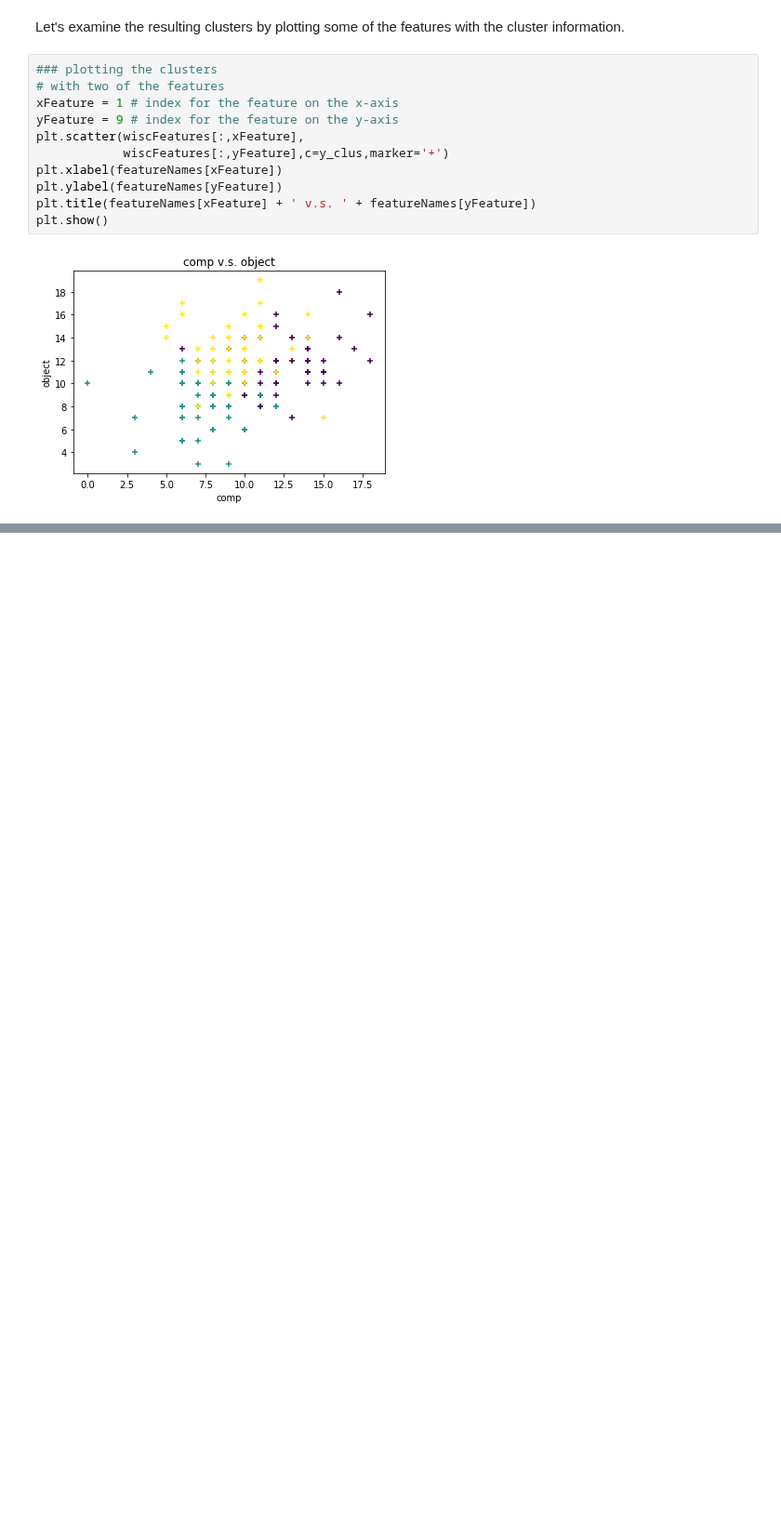
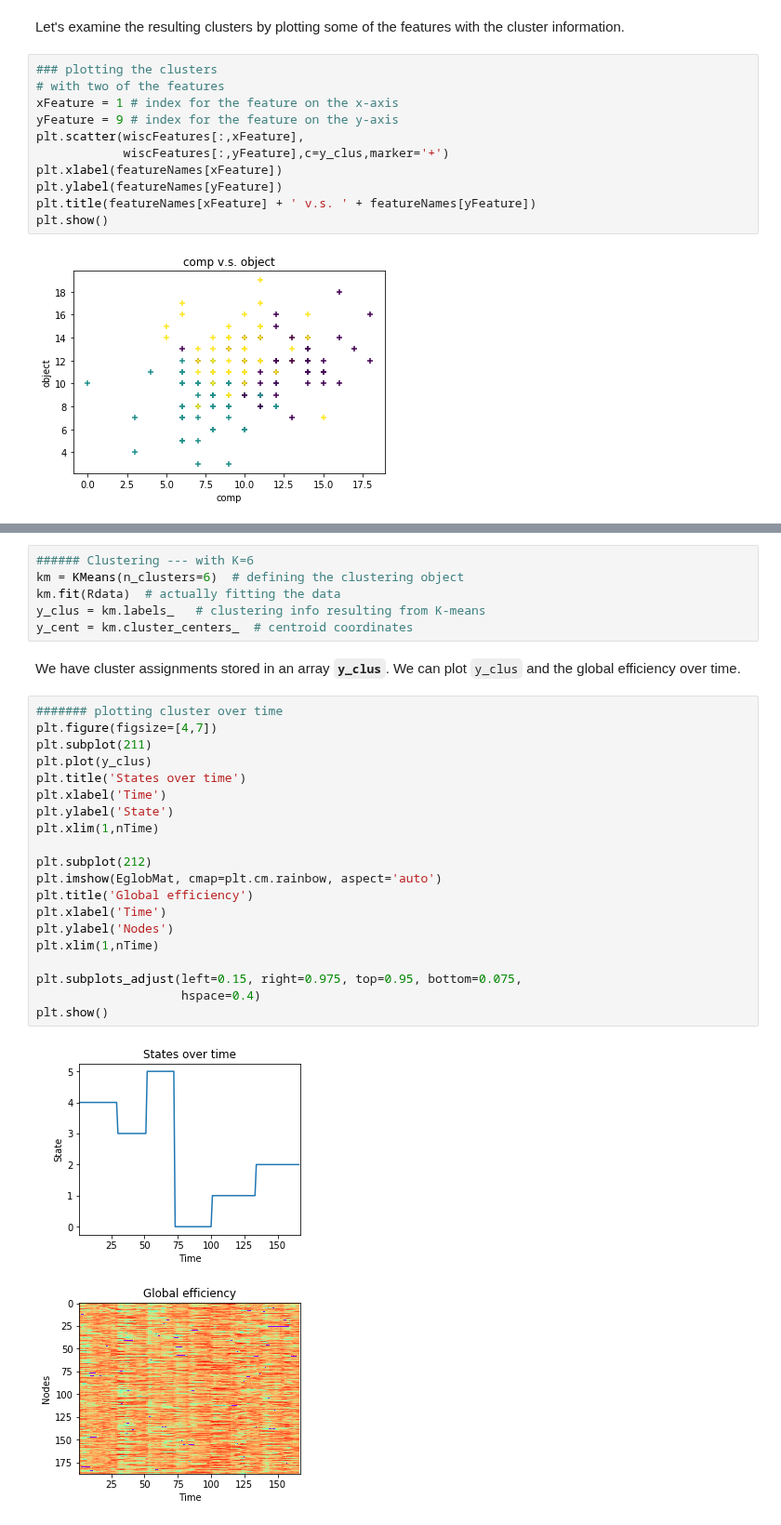
Before and after one commit to sathayas/JupyterfMRIFall2019, a Jupyter notebook: MachineLearning.ipynb, the cells around one changed output, grey strips where cells are left out. Shown at 93% size. Drawn from its saved outputs; the diff is of its cells as text; blank space fills up the shorter version.

```diff
--- a/MachineLearning.ipynb
+++ b/MachineLearning.ipynb
@@ -412,0 +532,30 @@ plt.show()
+# %%
+###### Clustering --- with K=6
+km = KMeans(n_clusters=6)  # defining the clustering object
+km.fit(Rdata)  # actually fitting the data
+y_clus = km.labels_   # clustering info resulting from K-means
+y_cent = km.cluster_centers_  # centroid coordinates
+# %% [markdown]
+We have cluster assignments stored in an array **`y_clus`**. We can plot `y_clus` and the global efficiency over time.
+# %%
+####### plotting cluster over time
+plt.figure(figsize=[4,7])
+plt.subplot(211)
+plt.plot(y_clus)
+plt.title('States over time')
+plt.xlabel('Time')
+plt.ylabel('State')
+plt.xlim(1,nTime)
+
+plt.subplot(212)
+plt.imshow(EglobMat, cmap=plt.cm.rainbow, aspect='auto')
+plt.title('Global efficiency')
+plt.xlabel('Time')
+plt.ylabel('Nodes')
+plt.xlim(1,nTime)
+
+plt.subplots_adjust(left=0.15, right=0.975, top=0.95, bottom=0.075,
+                    hspace=0.4)
+plt.show()
+# %% [output]
+[figure, added]
```
Also changed, not shown: parts of 18 cells of this notebook.
